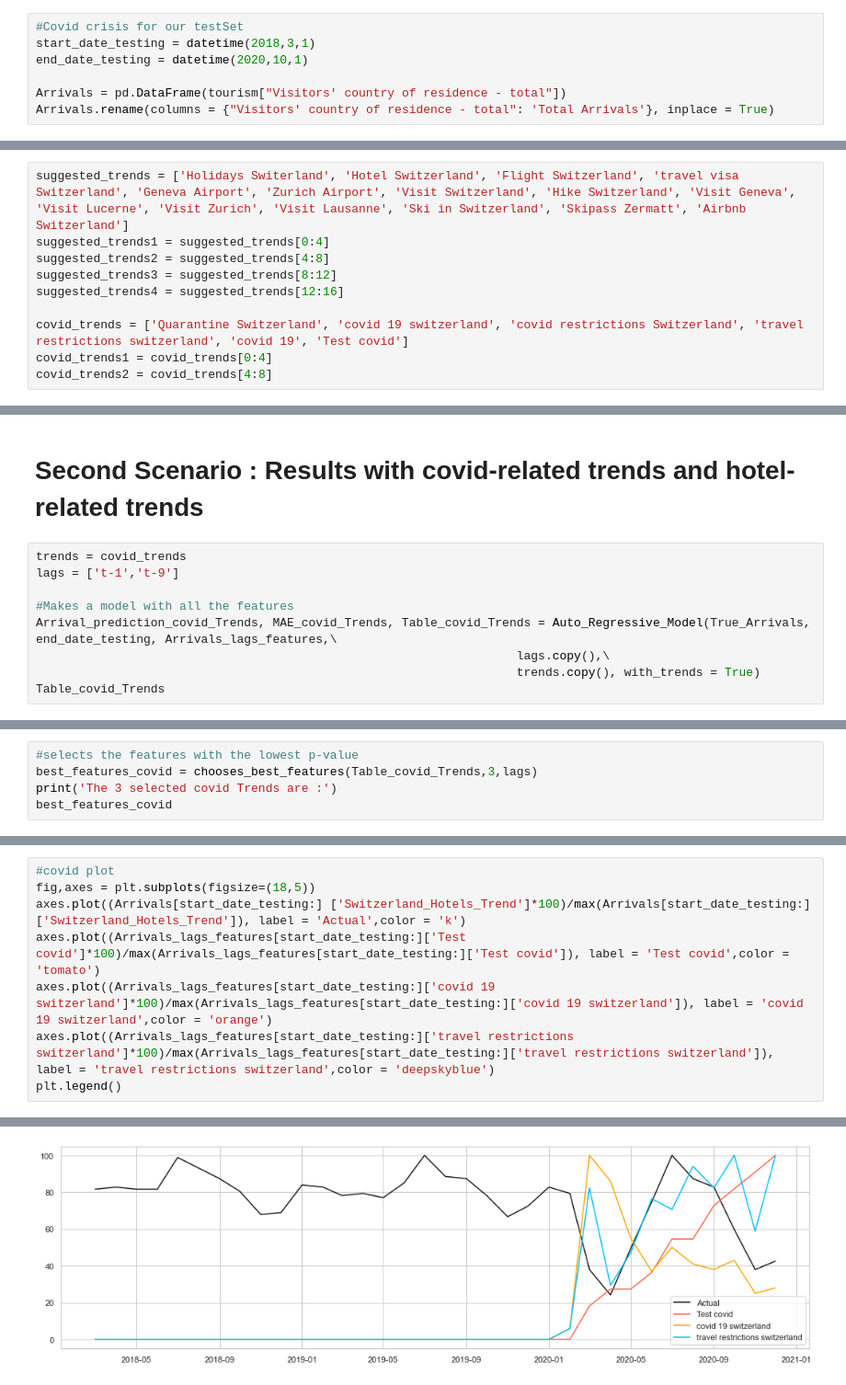
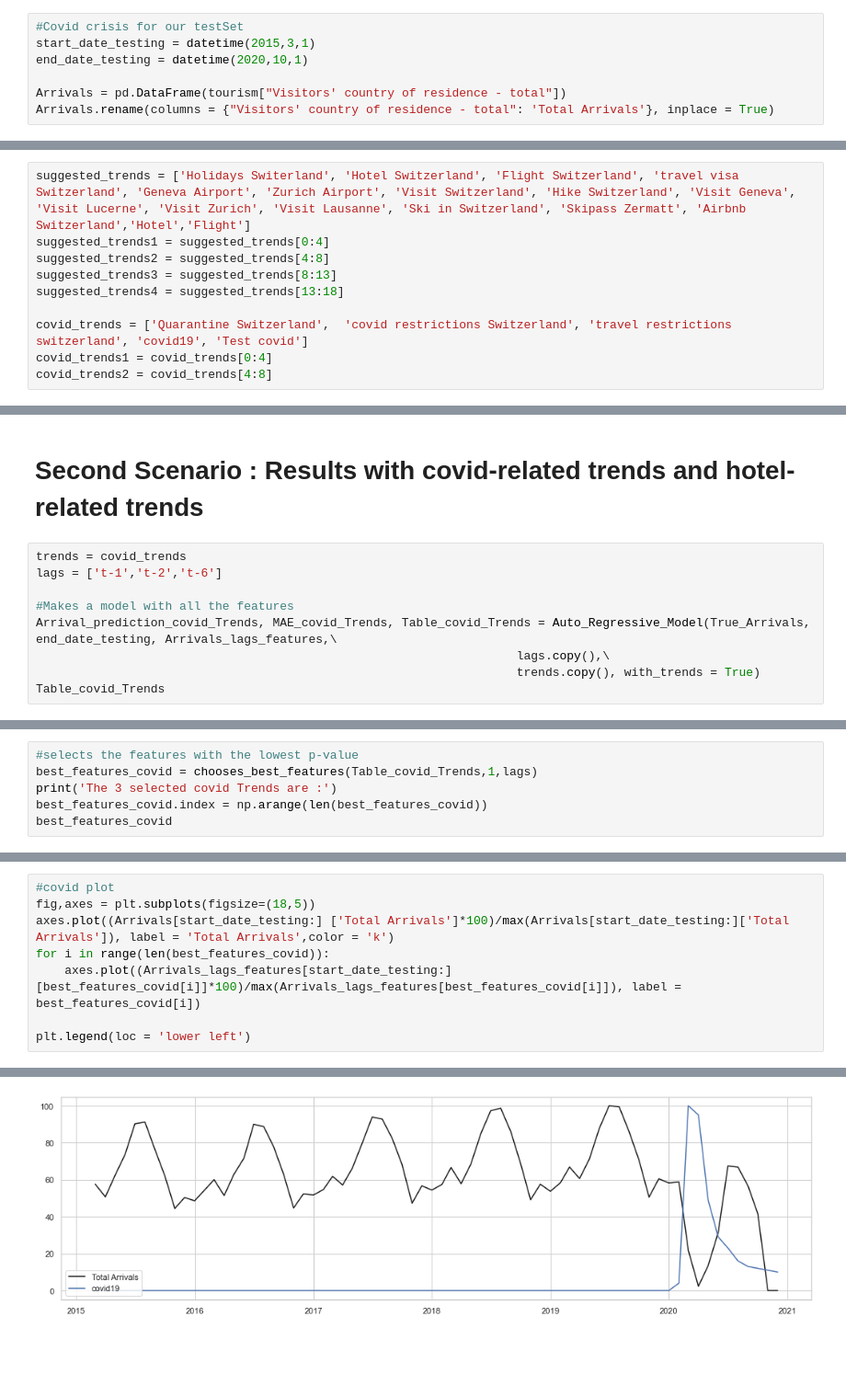
Before and after one commit to naayem/SwissHotelArrivalsPredictor, a Jupyter notebook: Project.ipynb, the cells around one changed output, grey strips where cells are left out. Shown at 92% size. Saved outputs shown, nothing was run; the diff lists cells and outputs as text; blank space fills up the shorter version.

```diff
--- a/Project.ipynb
+++ b/Project.ipynb
@@ -411,7 +411,7 @@ plt.show()
 ## AR Base Modelisation
 # %%
 #Covid crisis for our testSet
-start_date_testing = datetime(2018,3,1)
+start_date_testing = datetime(2015,3,1)
 end_date_testing = datetime(2020,10,1)
 
 Arrivals = pd.DataFrame(tourism["Visitors' country of residence - total"])
@@ -723,13 +725,13 @@ def import_and_merges(trends_list,to_be_merge_to):
 # %% [markdown]
 ### Importing suggested trends
 # %%
-suggested_trends = ['Holidays Switerland', 'Hotel Switzerland', 'Flight Switzerland', 'travel visa Switzerland', 'Geneva Airport', 'Zurich Airport', 'Visit Switzerland', 'Hike Switzerland', 'Visit Geneva', 'Visit Lucerne', 'Visit Zurich', 'Visit Lausanne', 'Ski in Switzerland', 'Skipass Zermatt', 'Airbnb Switzerland']
+suggested_trends = ['Holidays Switerland', 'Hotel Switzerland', 'Flight Switzerland', 'travel visa Switzerland', 'Geneva Airport', 'Zurich Airport', 'Visit Switzerland', 'Hike Switzerland', 'Visit Geneva', 'Visit Lucerne', 'Visit Zurich', 'Visit Lausanne', 'Ski in Switzerland', 'Skipass Zermatt', 'Airbnb Switzerland','Hotel','Flight']
 suggested_trends1 = suggested_trends[0:4]
 suggested_trends2 = suggested_trends[4:8]
-suggested_trends3 = suggested_trends[8:12]
-suggested_trends4 = suggested_trends[12:16]
+suggested_trends3 = suggested_trends[8:13]
+suggested_trends4 = suggested_trends[13:18]
 
-covid_trends = ['Quarantine Switzerland', 'covid 19 switzerland', 'covid restrictions Switzerland', 'travel restrictions switzerland', 'covid 19', 'Test covid']
+covid_trends = ['Quarantine Switzerland',  'covid restrictions Switzerland', 'travel restrictions switzerland', 'covid19', 'Test covid']
 covid_trends1 = covid_trends[0:4]
 covid_trends2 = covid_trends[4:8]
 # %%
@@ -948,7 +993,7 @@ MAE :153330.3427503081
 # Second Scenario : Results with covid-related trends and hotel-related trends
 # %%
 trends = covid_trends
-lags = ['t-1','t-9']
+lags = ['t-1','t-2','t-6']
 
 #Makes a model with all the features
 Arrival_prediction_covid_Trends, MAE_covid_Trends, Table_covid_Trends = Auto_Regressive_Model(True_Arrivals, end_date_testing, Arrivals_lags_features,\
@@ -970,7 +1015,8 @@ MAE :863581.9414478382
 # %%
 #selects the features with the lowest p-value
-best_features_covid = chooses_best_features(Table_covid_Trends,3,lags)
+best_features_covid = chooses_best_features(Table_covid_Trends,1,lags)
 print('The 3 selected covid Trends are :')
+best_features_covid.index = np.arange(len(best_features_covid))
 best_features_covid
 # %% [output]
 The 3 selected covid Trends are :
@@ -981,13 +1025,13 @@ Name: features, dtype: object
 # %%
 #covid plot
 fig,axes = plt.subplots(figsize=(18,5))
-axes.plot((Arrivals[start_date_testing:] ['Switzerland_Hotels_Trend']*100)/max(Arrivals[start_date_testing:]['Switzerland_Hotels_Trend']), label = 'Actual',color = 'k')
-axes.plot((Arrivals_lags_features[start_date_testing:]['Test covid']*100)/max(Arrivals_lags_features[start_date_testing:]['Test covid']), label = 'Test covid',color = 'tomato')
-axes.plot((Arrivals_lags_features[start_date_testing:]['covid 19 switzerland']*100)/max(Arrivals_lags_features[start_date_testing:]['covid 19 switzerland']), label = 'covid 19 switzerland',color = 'orange')
-axes.plot((Arrivals_lags_features[start_date_testing:]['travel restrictions switzerland']*100)/max(Arrivals_lags_features[start_date_testing:]['travel restrictions switzerland']), label = 'travel restrictions switzerland',color = 'deepskyblue')
-plt.legend()
+axes.plot((Arrivals[start_date_testing:] ['Total Arrivals']*100)/max(Arrivals[start_date_testing:]['Total Arrivals']), label = 'Total Arrivals',color = 'k')
+for i in range(len(best_features_covid)):
+    axes.plot((Arrivals_lags_features[start_date_testing:][best_features_covid[i]]*100)/max(Arrivals_lags_features[best_features_covid[i]]), label = best_features_covid[i])
+
+plt.legend(loc = 'lower left')
 # %% [output]
 <matplotlib.legend.Legend at 0x...>
-[figure, old version]
+[figure, new version]
 # %%
 #we use the 8 best hotel trends and 3 best covid trends
```
Also changed, not shown: parts of 27 cells of this notebook.
